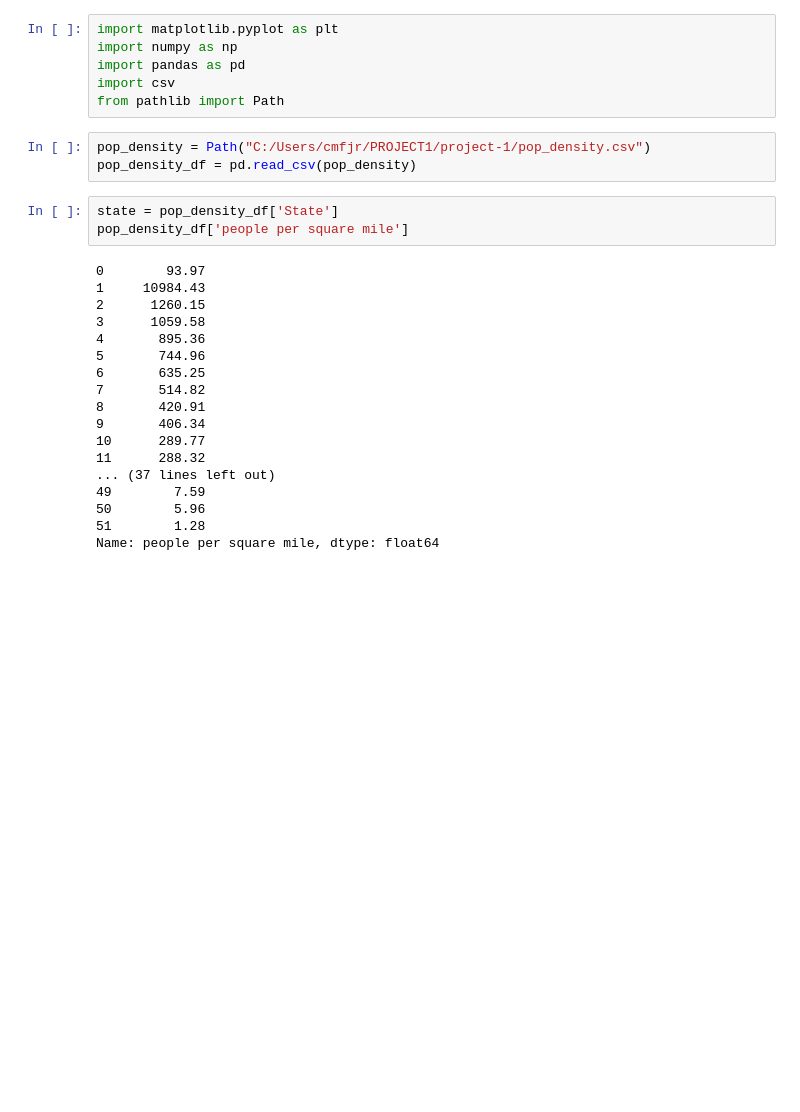
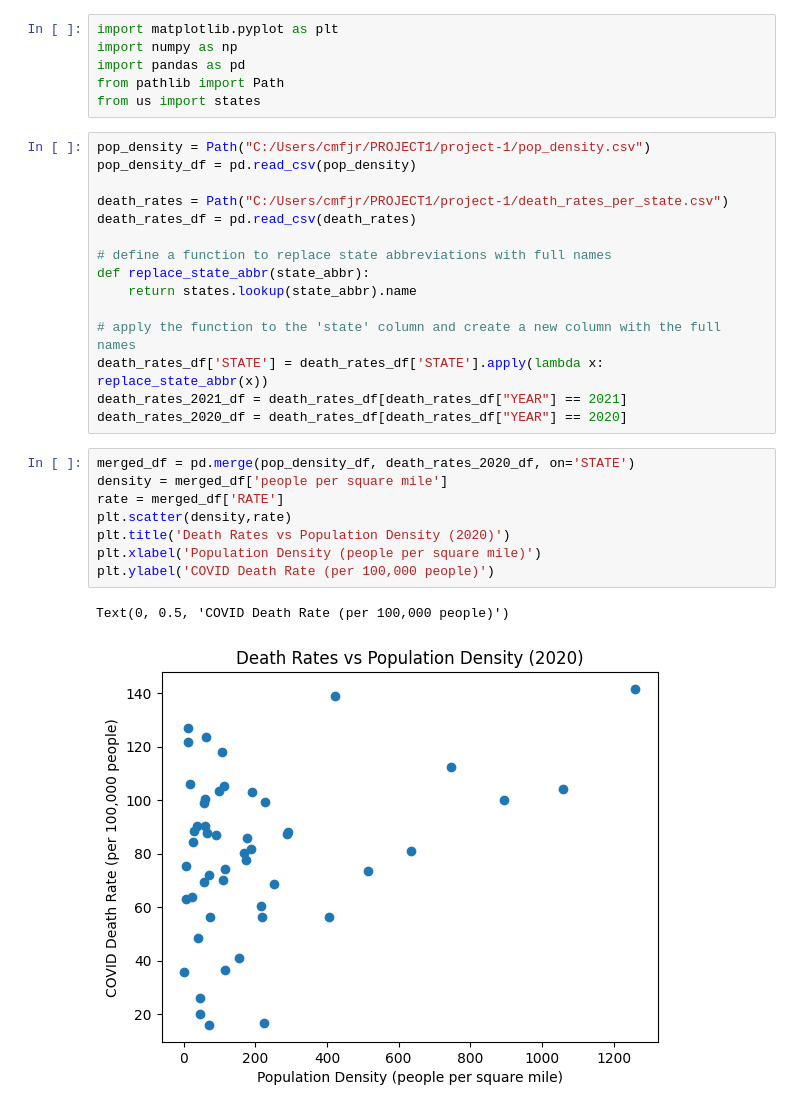
Before and after one commit to btdeering/project-1, a Jupyter notebook: density_v_deaths.ipynb, the cells around one changed output. Saved outputs shown, nothing was run; the diff lists cells and outputs as text; blank space fills up the shorter version.

```diff
--- a/density_v_deaths.ipynb
+++ b/density_v_deaths.ipynb
@@ -2,29 +2,31 @@
 import matplotlib.pyplot as plt
 import numpy as np
 import pandas as pd
-import csv
 from pathlib import Path
+from us import states
-# %%
-pop_density = Path("C:/Users/cmfjr/PROJECT1/project-1/pop_density.csv")
-pop_density_df = pd.read_csv(pop_density)
-# %%
-state = pop_density_df['State']
-pop_density_df['people per square mile']
-# %% [output]
-0        93.97
-1     10984.43
-2      1260.15
-3      1059.58
-4       895.36
-5       744.96
-6       635.25
-7       514.82
-8       420.91
-9       406.34
-10      289.77
-11      288.32
-... (37 lines left out)
-49        7.59
-50        5.96
-51        1.28
-Name: people per square mile, dtype: float64
+# %%
+pop_density = Path("C:/Users/cmfjr/PROJECT1/project-1/pop_density.csv")
+pop_density_df = pd.read_csv(pop_density)
+
+death_rates = Path("C:/Users/cmfjr/PROJECT1/project-1/death_rates_per_state.csv")
+death_rates_df = pd.read_csv(death_rates)
+
+# define a function to replace state abbreviations with full names
+def replace_state_abbr(state_abbr):
+    return states.lookup(state_abbr).name
+
+# apply the function to the 'state' column and create a new column with the full names
+death_rates_df['STATE'] = death_rates_df['STATE'].apply(lambda x: replace_state_abbr(x))
+death_rates_2021_df = death_rates_df[death_rates_df["YEAR"] == 2021]
+death_rates_2020_df = death_rates_df[death_rates_df["YEAR"] == 2020]
+# %%
+merged_df = pd.merge(pop_density_df, death_rates_2020_df, on='STATE')
+density = merged_df['people per square mile']
+rate = merged_df['RATE']
+plt.scatter(density,rate)
+plt.title('Death Rates vs Population Density (2020)')
+plt.xlabel('Population Density (people per square mile)')
+plt.ylabel('COVID Death Rate (per 100,000 people)')
+# %% [output]
+Text(0, 0.5, 'COVID Death Rate (per 100,000 people)')
+[figure, added]
```
Also changed, not shown: parts of 1 cell of this notebook, 7 other files.
